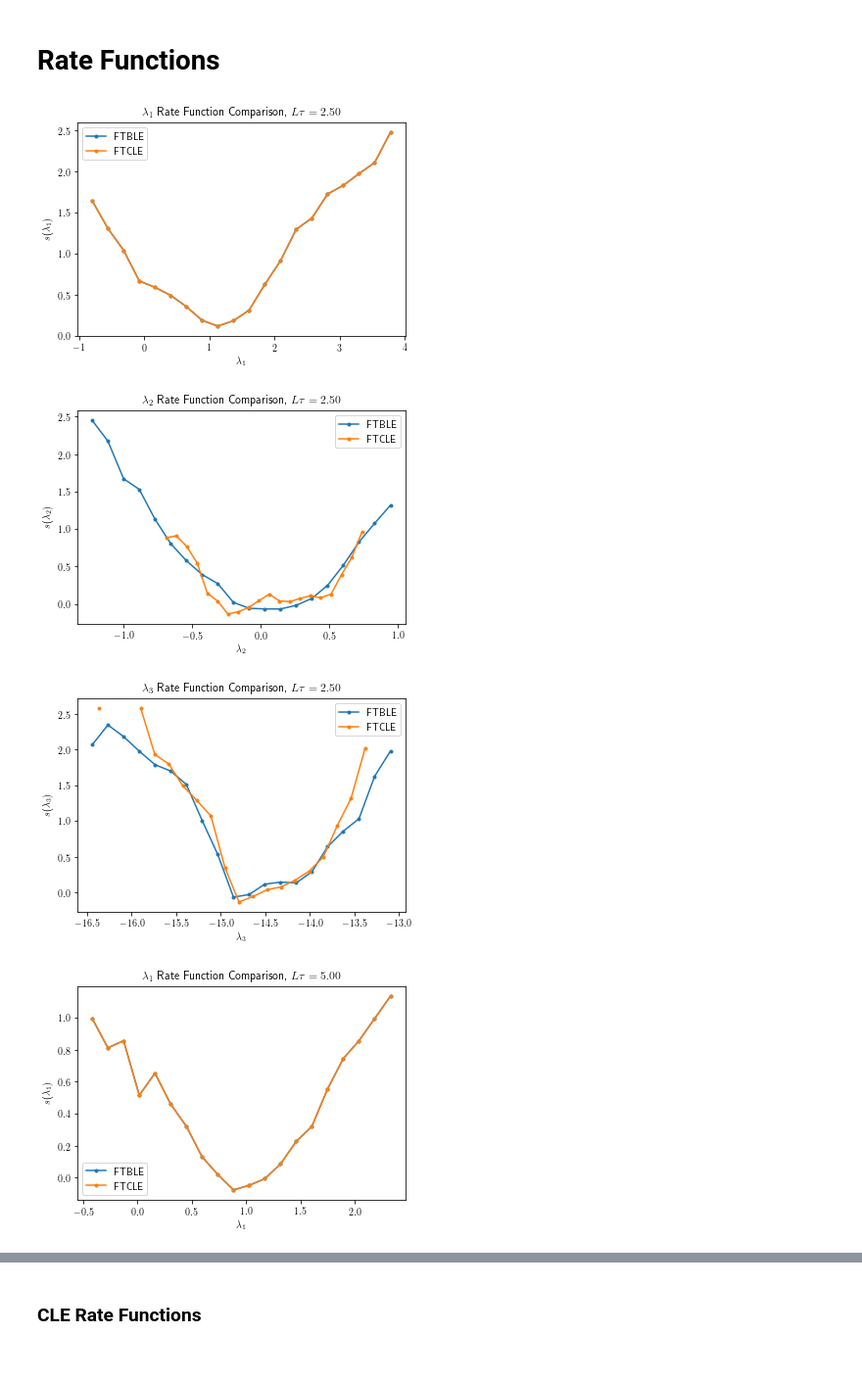
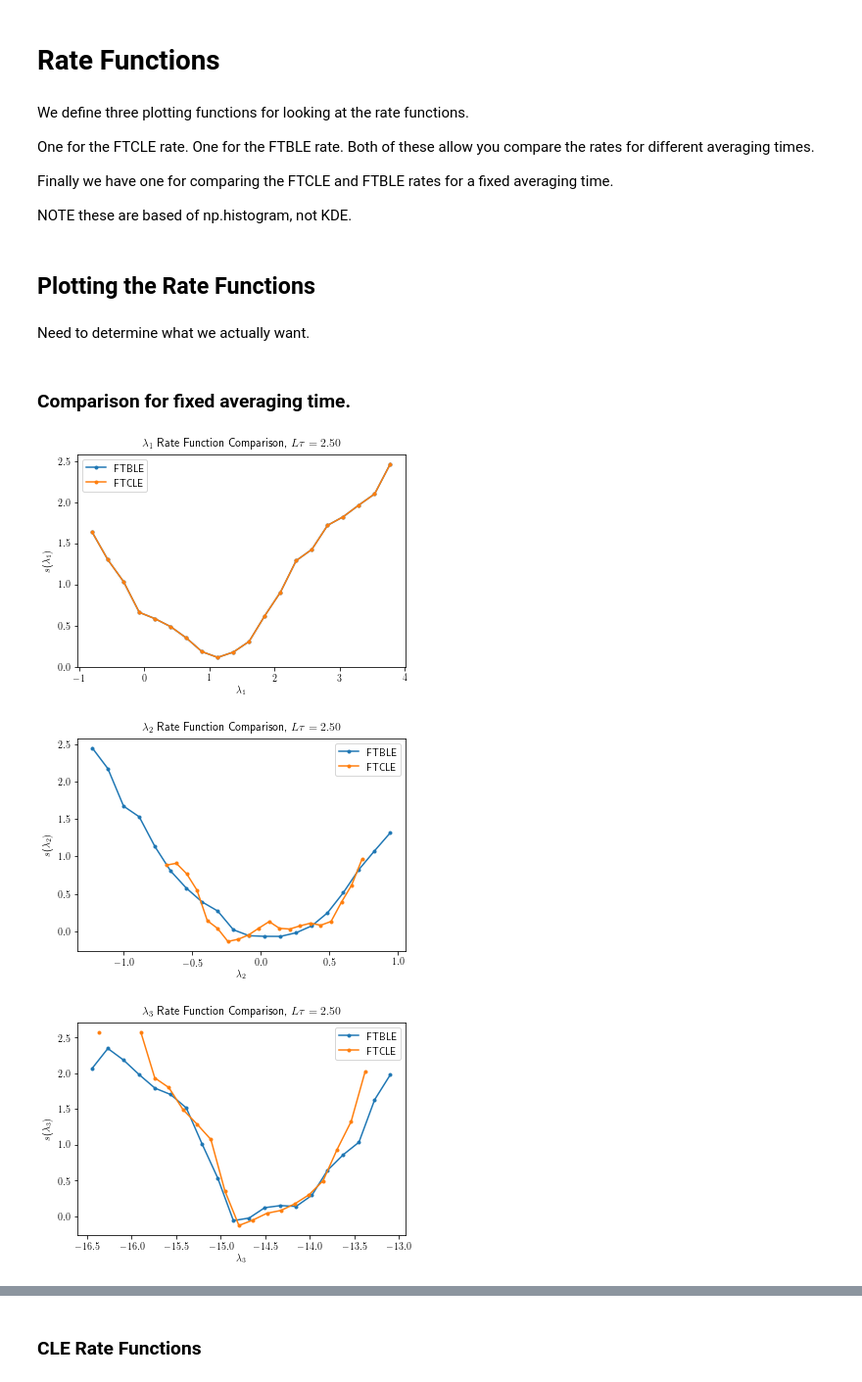
Before and after one commit to CalvinNesbitt/Lyapunov-Analysis, a Jupyter notebook: Lorenz-63-Example/Plotting-Ginelli-L63.ipynb, the cells around one changed output, grey strips where cells are left out. Shown: that part at 98% size. Cells and saved outputs as stored; diff of their text form; code cells hidden in the pictures.

```diff
--- a/Lorenz-63-Example/Plotting-Ginelli-L63.ipynb
+++ b/Lorenz-63-Example/Plotting-Ginelli-L63.ipynb
@@ -333,5 +268,13 @@ ble_density([avg2_5, avg5, avg7_5, avg10], [3], save = True)
 # %% [markdown]
 # Rate Functions
+# %% [markdown]
+We define three plotting functions for looking at the rate functions.
+
+One for the FTCLE rate. One for the FTBLE rate. Both of these allow you compare the rates for different averaging times.
+
+Finally we have one for comparing the FTCLE and FTBLE rates for a fixed averaging time.
+
+NOTE these are based of np.histogram, not KDE.
 # %%
 def clerate(data, bins, leindex, save = False):
     """ Function for plotting rate function of FTCLEs.
@@ -431,11 +374,15 @@ def comprate(data, bins, leindex, save = False):
             plt.savefig(f'Rates-Ltau{Ltau:.2f}-CLE{j}vsBLE{j}.png', dpi=1200)
         else:
             plt.show()
+# %% [markdown]
+## Plotting the Rate Functions
+# %% [markdown]
+Need to determine what we actually want.
+# %% [markdown]
+### Comparison for fixed averaging time.
 # %%
-comprate(avg2_5, 20, [1, 2, 3], save = True)
-comprate(avg5, 20, [1, 2, 3], save = True)
+comprate(avg2_5, 20, [1, 2, 3])
 # %% [output]
-[figure, old version]
+[figure, new version]
-[figure, old version]
+[figure, new version]
-[figure, old version]
+[figure, new version]
-[figure, removed]
```
Also changed, not shown: parts of 38 cells of this notebook.
